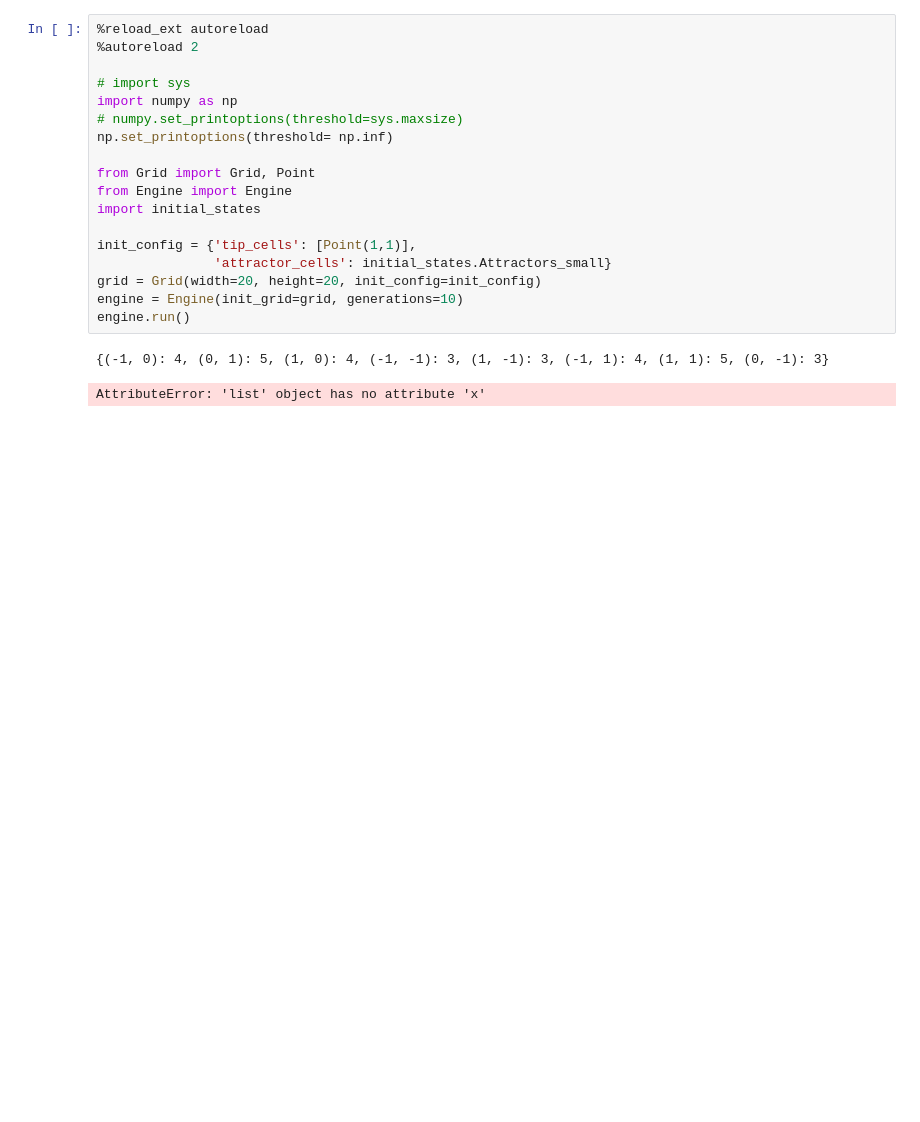
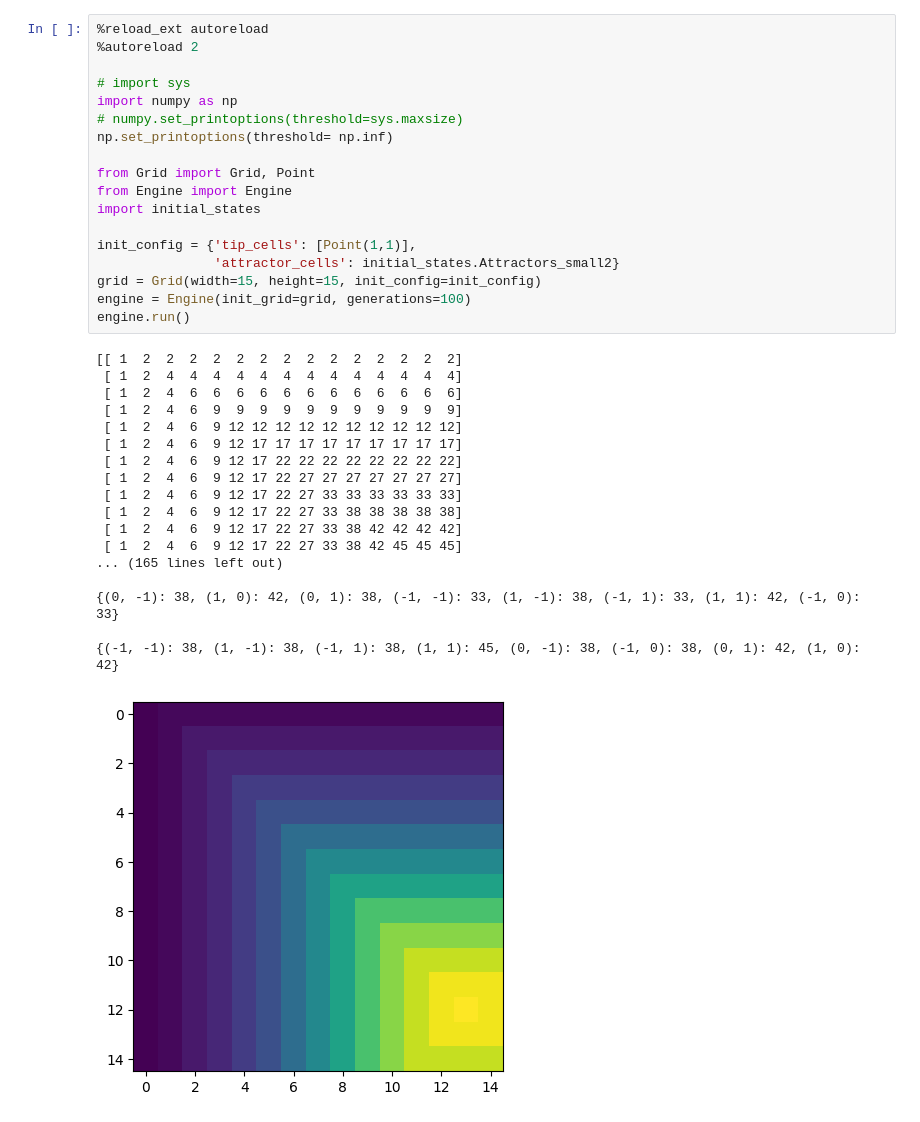
Before and after one commit to raysinm/ca-angiogenesis, a Jupyter notebook: map_playground.ipynb, the cells around one changed output. Drawn from its saved outputs; the diff is of its cells as text; blank space fills up the shorter version.

```diff
--- a/map_playground.ipynb
+++ b/map_playground.ipynb
@@ -1,24 +1,40 @@
 # %%
 %reload_ext autoreload
 %autoreload 2
 
 # import sys
 import numpy as np
 # numpy.set_printoptions(threshold=sys.maxsize)
 np.set_printoptions(threshold= np.inf)
 
 from Grid import Grid, Point
 from Engine import Engine
 import initial_states
 
 init_config = {'tip_cells': [Point(1,1)],
-               'attractor_cells': initial_states.Attractors_small}
-grid = Grid(width=20, height=20, init_config=init_config)
-engine = Engine(init_grid=grid, generations=10)
+               'attractor_cells': initial_states.Attractors_small2}
+grid = Grid(width=15, height=15, init_config=init_config)
+engine = Engine(init_grid=grid, generations=100)
 engine.run()
 # %% [output]
-{(-1, 0): 4, (0, 1): 5, (1, 0): 4, (-1, -1): 3, (1, -1): 3, (-1, 1): 4, (1, 1): 5, (0, -1): 3}
+[[ 1  2  2  2  2  2  2  2  2  2  2  2  2  2  2]
+ [ 1  2  4  4  4  4  4  4  4  4  4  4  4  4  4]
+ [ 1  2  4  6  6  6  6  6  6  6  6  6  6  6  6]
+ [ 1  2  4  6  9  9  9  9  9  9  9  9  9  9  9]
+ [ 1  2  4  6  9 12 12 12 12 12 12 12 12 12 12]
+ [ 1  2  4  6  9 12 17 17 17 17 17 17 17 17 17]
+ [ 1  2  4  6  9 12 17 22 22 22 22 22 22 22 22]
+ [ 1  2  4  6  9 12 17 22 27 27 27 27 27 27 27]
+ [ 1  2  4  6  9 12 17 22 27 33 33 33 33 33 33]
+ [ 1  2  4  6  9 12 17 22 27 33 38 38 38 38 38]
+ [ 1  2  4  6  9 12 17 22 27 33 38 42 42 42 42]
+ [ 1  2  4  6  9 12 17 22 27 33 38 42 45 45 45]
+... (165 lines left out)
+
+{(0, -1): 38, (1, 0): 42, (0, 1): 38, (-1, -1): 33, (1, -1): 38, (-1, 1): 33, (1, 1): 42, (-1, 0): 33}
+
+{(-1, -1): 38, (1, -1): 38, (-1, 1): 38, (1, 1): 45, (0, -1): 38, (-1, 0): 38, (0, 1): 42, (1, 0): 42}
-AttributeError: 'list' object has no attribute 'x'
+[figure, added]
 # %%
 engine.visualize()
 # %% [output]
```
Also changed, not shown: parts of 4 cells of this notebook, 4 other files.
